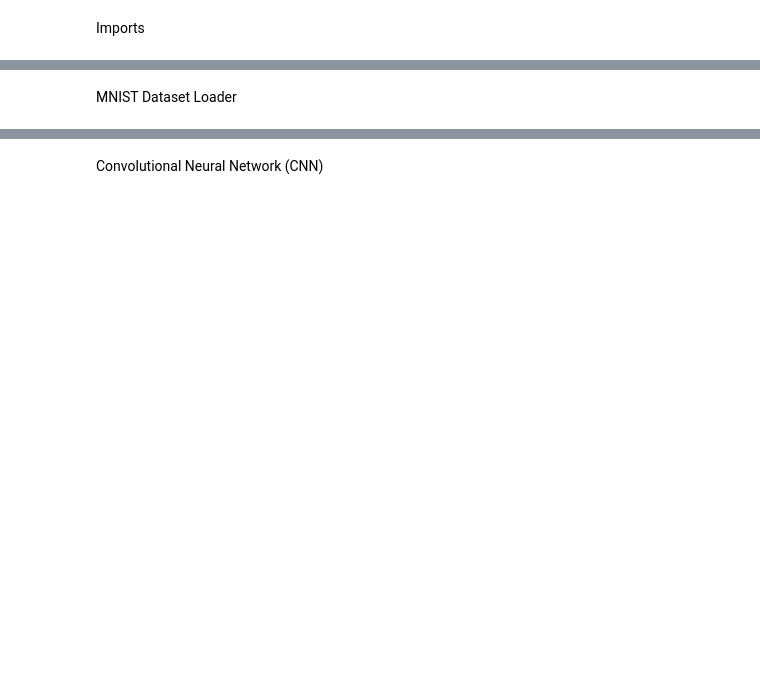
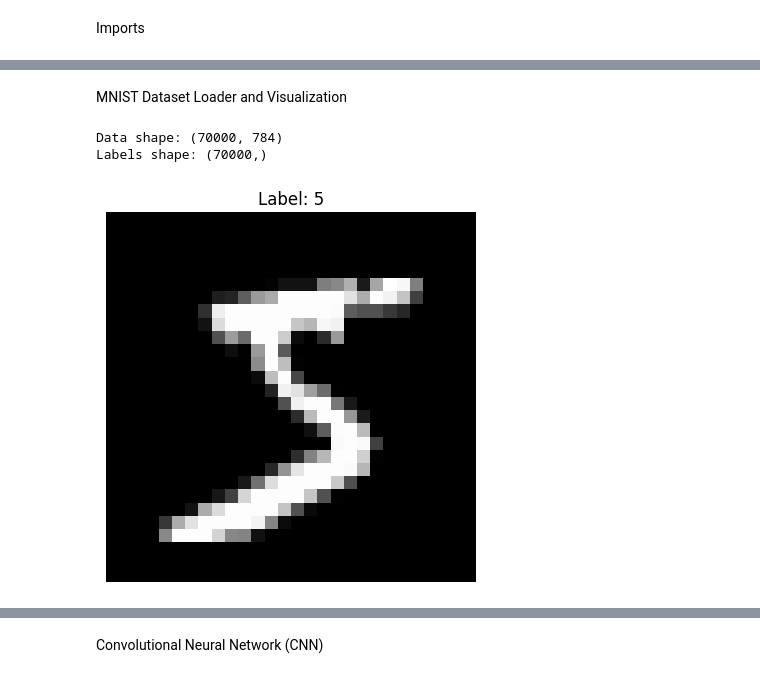
Before and after one commit to gsierra-tech/Final_Project_Sierra, a Jupyter notebook: notepads/CNN.ipynb, the cells around one changed output, grey strips where cells are left out. Cells and saved outputs as stored; diff of their text form; code cells hidden in the pictures; blank space fills up the shorter version.

```diff
--- a/notepads/CNN.ipynb
+++ b/notepads/CNN.ipynb
@@ -20,3 +24,3 @@ ModuleNotFoundError: No module named 'torch'
 # %% [markdown]
-MNIST Dataset Loader
+MNIST Dataset Loader and Visualization
 # %%
@@ -41,0 +35,16 @@ testset = torchvision.datasets.MNIST(root='./data', train=False,
+# %%
+# MNIST Dataset Visualization
+
+# Inspect the dataset
+print(f"Data shape: {x.shape}")
+print(f"Labels shape: {y.shape}")
+
+# Visualize a sample
+plt.imshow(x[0].reshape(28, 28), cmap='gray')
+plt.title(f"Label: {y[0]}")
+plt.axis('off')
+plt.show()
+# %% [output]
+Data shape: (70000, 784)
+Labels shape: (70000,)
+[figure, added]
```
Also changed, not shown: parts of 15 cells of this notebook, 3 other files.
